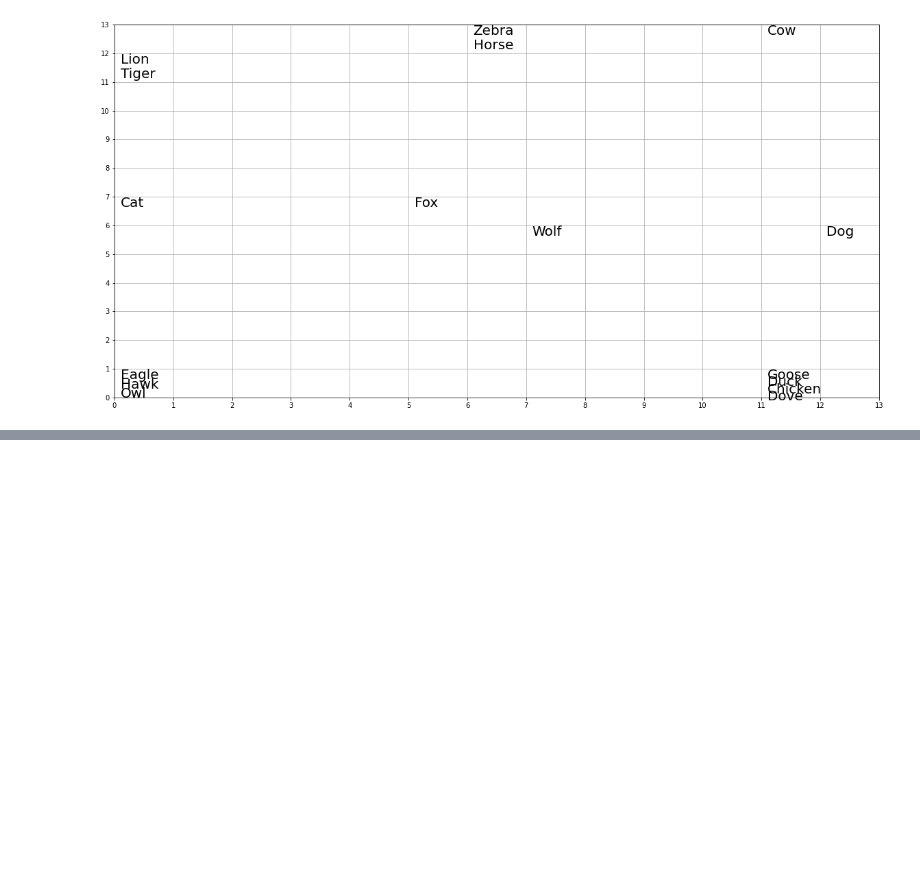
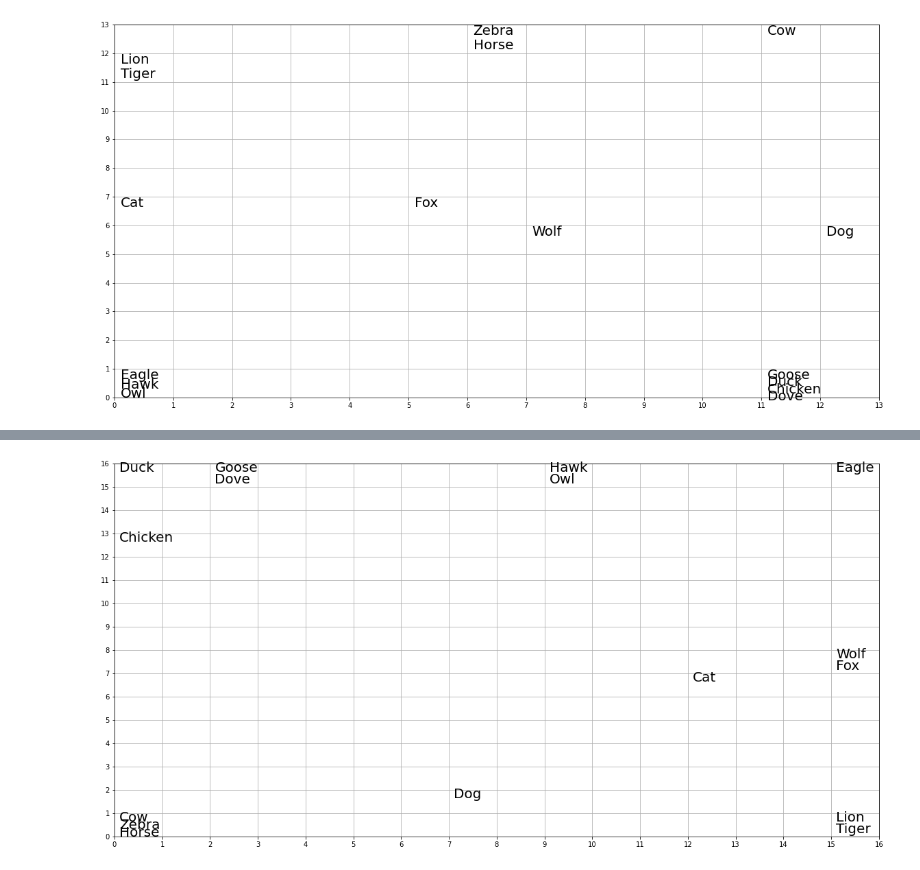
Before and after one commit to takatsuka/DeepSOM, a Jupyter notebook: Deep-SOM-PCA-NORM.ipynb, the cells around one changed output, grey strips where cells are left out. Cells and saved outputs as stored; diff of their text form; code cells hidden in the pictures; blank space fills up the shorter version.

```diff
--- a/Deep-SOM-PCA-NORM.ipynb
+++ b/Deep-SOM-PCA-NORM.ipynb
@@ -586,0 +619,82 @@ plot_features(size, out)
+# %%
+sel = [(1, [0, 3, 8, 11, 12]), (1, [1, 4, 5, 10]), (1, [2, 4, 6, 7, 9])]
+
+dist = g.create(Dist, props={"selections": sel})
+
+g.connect(g.start, dist, 1)
+
+som11 = g.create(SOM, props={"size": 16, "dim": 5, "sigma": 12, "lr": 0.8, "n_iters": 10000})
+som12 = g.create(SOM, props={"size": 16, "dim": 4, "sigma": 12, "lr": 0.8, "n_iters": 10000})
+som13 = g.create(SOM, props={"size": 16, "dim": 5, "sigma": 12, "lr": 0.8, "n_iters": 10000})
+
+g.connect(dist, som11, 1)
+g.connect(dist, som12, 2)
+g.connect(dist, som13, 3)
+
+bmu11 = g.create(BMU, props={"output": "w"})
+bmu12 = g.create(BMU, props={"output": "w"})
+bmu13 = g.create(BMU, props={"output": "w"})
+
+g.connect(som11, bmu11, 0)
+g.connect(som12, bmu12, 0)
+g.connect(som13, bmu13, 0)
+
+con11 = g.create(Concat, props={"axis": 1})
+con12 = g.create(Concat, props={"axis": 1})
+
+g.connect(bmu11, con11, 1)
+g.connect(bmu12, con11, 1)
+g.connect(bmu12, con12, 1)
+g.connect(bmu13, con12, 1)
+
+dist_flyswim_24run = g.create(Dist, props={"selections": [(1, [3, 4]), (1, [1, 6, 8])]})
+
+g.connect(con11, dist_flyswim_24run, 1)
+som_flyswim = g.create(SOM, props={"size": 16, "hexagonal": True, "dim": 2, "sigma": 13, "lr": 0.8, "n_iters": 10000})
+
+g.connect(dist_flyswim_24run, som_flyswim, 1)
+bmu_flyswim = g.create(BMU, props={"output": "w"})
+g.connect(som_flyswim, bmu_flyswim, 0)
+
+node_24run = g.create(Node)
+g.connect(dist_flyswim_24run, node_24run, 2)    # skips layer
+
+dist_hunt = g.create(Dist, props={"selections": [(1, [4])]})
+g.connect(con12, dist_hunt, 1)
+som_hunt = g.create(SOM, props={"size": 16, "dim": 1, "sigma": 13, "lr": 0.8, "hexagonal": True, "n_iters": 10000})
+g.connect(dist_hunt, som_hunt, 1)
+bmu_hunt = g.create(BMU, props={"output": "w"})
+g.connect(som_hunt, bmu_hunt, 0)
+
+con2 = g.create(Concat, props={"axis": 1})
+
+g.connect(bmu11, con2, 1)
+g.connect(bmu12, con2, 1)
+g.connect(bmu13, con2, 1)
+
+dist_sml_feats = g.create(Dist, props={"selections": [(1, [0, 5, 9, 2, 7, 8, 9])]})
+g.connect(con2, dist_sml_feats, 1)
+som_sml_feats = g.create(SOM, props={"size": 16, "dim": 7, "sigma": 13, "lr": 0.8, "hexagonal": True, "n_iters": 10000})
+g.connect(dist_sml_feats, som_sml_feats, 1)
+bmu_sml_feats = g.create(BMU, props={"output": "w"})
+g.connect(som_sml_feats, bmu_sml_feats, 0)
+
+con3 = g.create(Concat, props={"axis": 1})
+
+g.connect(bmu_flyswim, con3, 1)
+g.connect(bmu_hunt, con3, 1)
+g.connect(bmu_sml_feats, con3, 1)
+g.connect(node_24run, con3, 1)
+
+size = 16
+som = g.create(SOM, props={'size': size, 'dim': 13, "hexagonal": True, "nhood": nhood_mexican, 'sigma': 13, 'lr': 0.6, 'n_iters': 10000})
+g.connect(con3, som, 1)
+cal = g.create(Calibrate, props={"labels": animal})
+
+g.connect(som, cal, 0)
+g.connect(cal, g.end, 1)
+data = scale(feats.values)
+g.set_input(data)
+out = g.get_output()
+plot_features(size, out)
+# %% [output]
@@ -586,0 +711 @@ plot_features(size, out)
+[figure, added]
```
Also changed, not shown: parts of 15 cells of this notebook, 4 other files.
